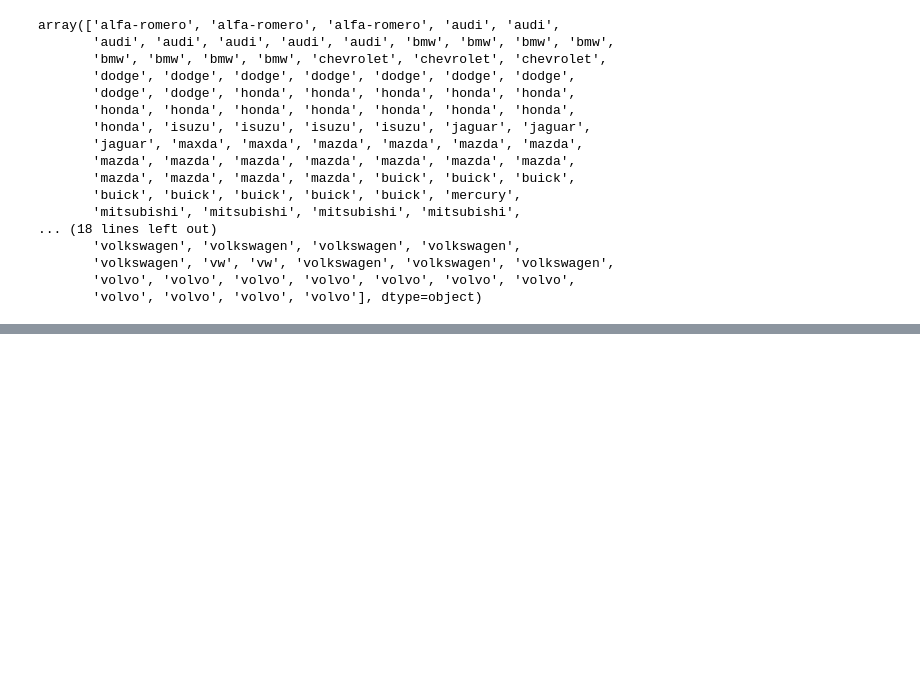
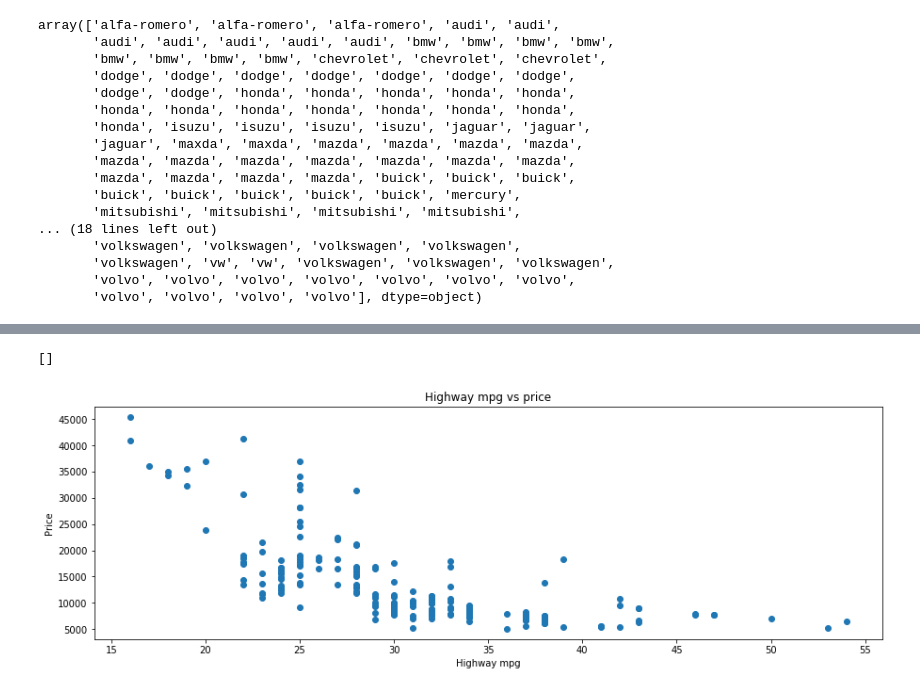
Before and after one commit to Bk073/car-price-prediction, a Jupyter notebook: linear_reg_fuse.ipynb, the cells around one changed output, grey strips where cells are left out. Saved outputs shown, nothing was run; the diff lists cells and outputs as text; code cells hidden in the pictures; blank space fills up the shorter version.

```diff
--- a/linear_reg_fuse.ipynb
+++ b/linear_reg_fuse.ipynb
@@ -179,0 +207,26 @@ TypeError: ignored
+# %%
+plt.figure(figsize=(15,10))
+
+plt.subplot(1, 2, 1)
+plt.scatter(car_data['CompanyName'], car_data['price'],)
+plt.xlabel('Company Name')
+plt.ylabel('Car price')
+plt.xticks(rotation=90)
+plt.title('car price vs Company name')
+
+plt.subplot(1, 2, 2)
+plt.scatter(car_data['doornumber'], car_data['price'])
+plt.xlabel('Door number')
+plt.ylabel('Price')
+plt.title('door number vs price')
+# plt.savefig('../home/scatt.png', )
+
+plt.subplot(2, 1, 1)
+plt.scatter(car_data['highwaympg'], car_data['price'])
+plt.xlabel('Highway mpg')
+plt.ylabel('Price')
+plt.title('Highway mpg vs price')
+plt.plot()
+# %% [output]
+[]
+[figure, added]
```
Also changed, not shown: parts of 32 cells of this notebook.
